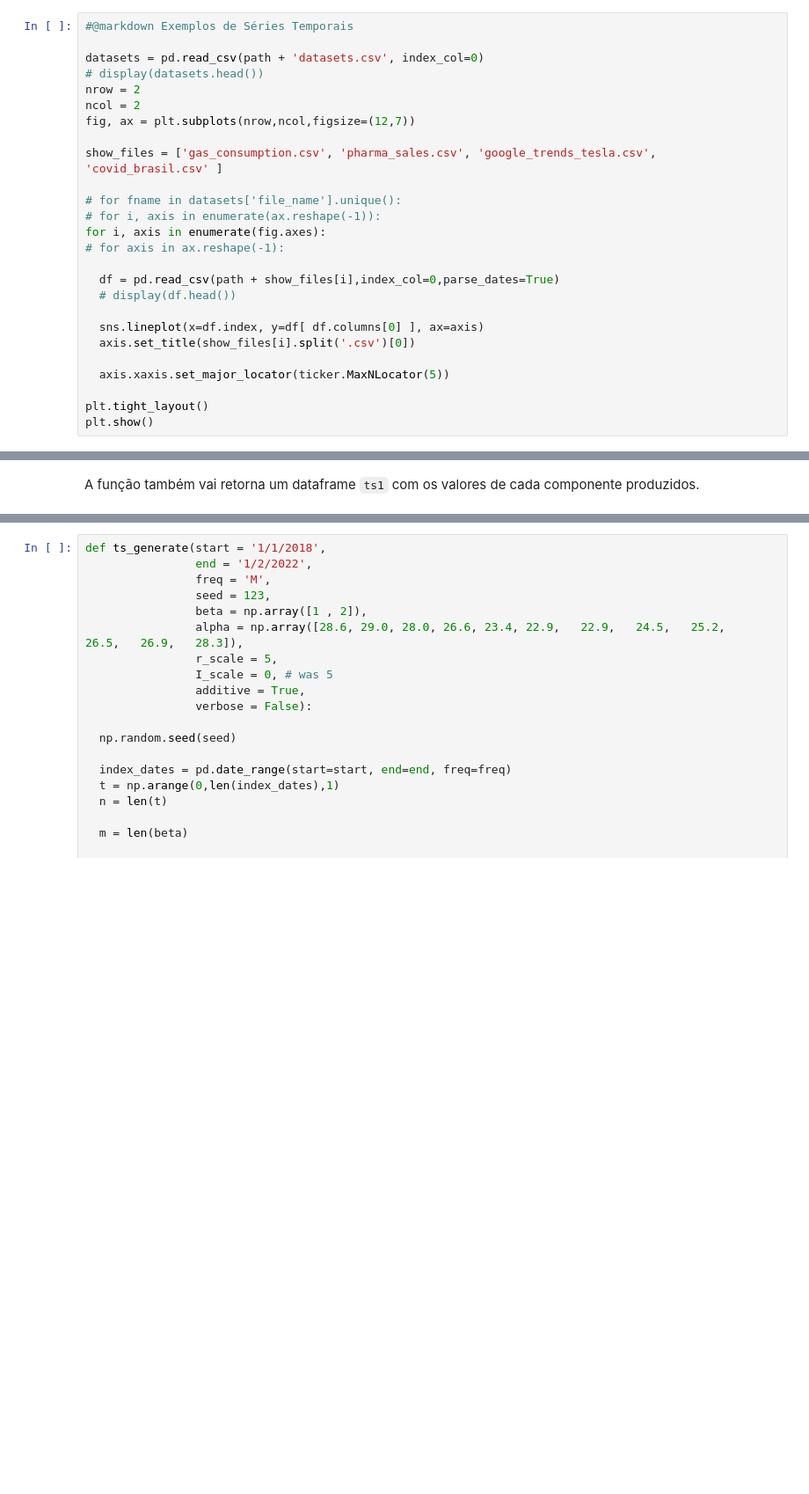
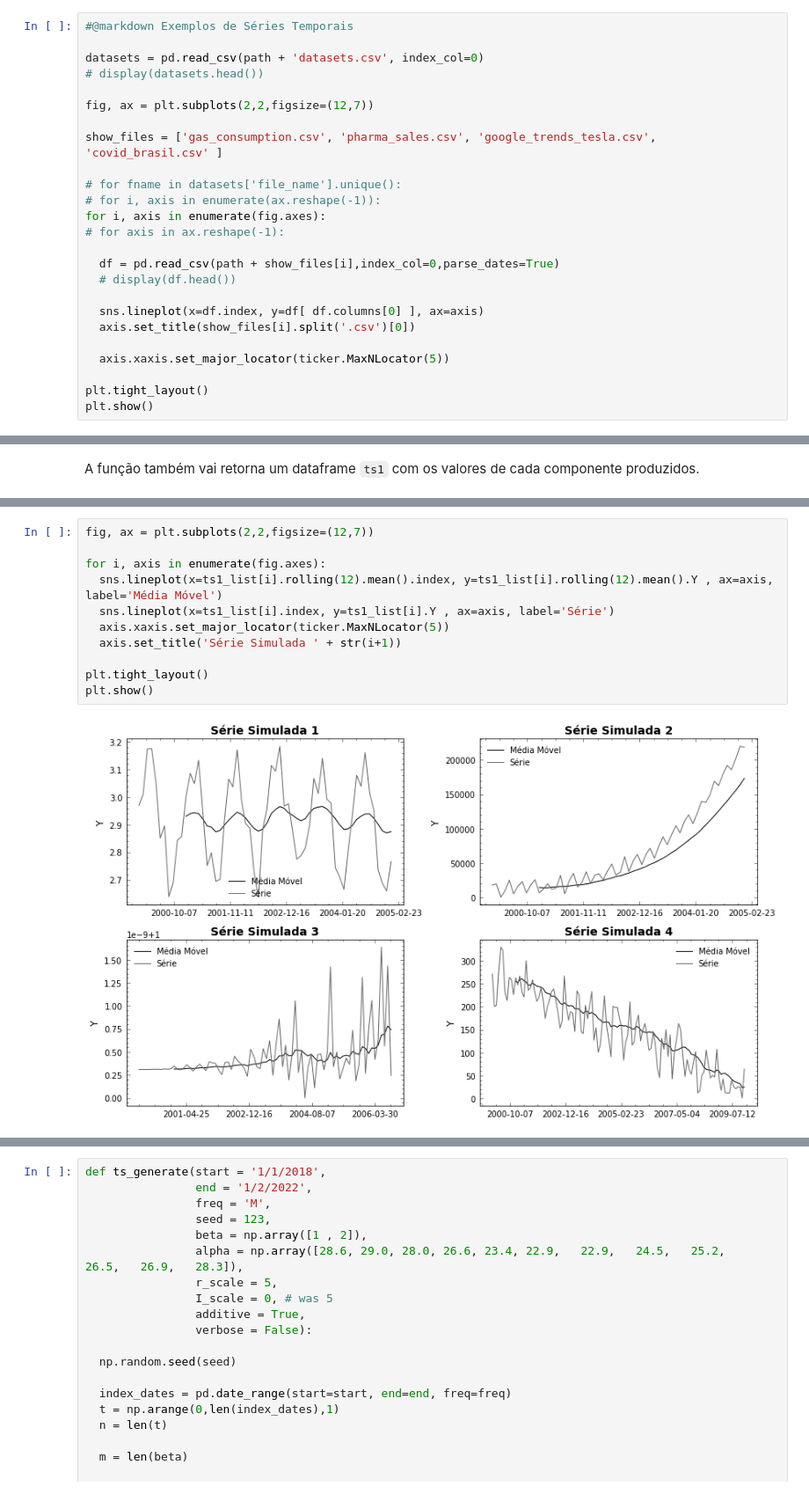
Before and after one commit to Rogerio-mack/Temporal, a Jupyter notebook: cap1_IntrodTimeSeries.ipynb, the cells around one changed output, grey strips where cells are left out. Shown at 88% size. Cells and saved outputs as stored; diff of their text form; blank space fills up the shorter version.

```diff
--- a/cap1_IntrodTimeSeries.ipynb
+++ b/cap1_IntrodTimeSeries.ipynb
@@ -49,9 +49,8 @@ plt.style.use([ 'grayscale' , 'https://github.com/Rogerio-mack/Temporal/raw/main
 
 datasets = pd.read_csv(path + 'datasets.csv', index_col=0)
 # display(datasets.head())
-nrow = 2
-ncol = 2
-fig, ax = plt.subplots(nrow,ncol,figsize=(12,7))
+
+fig, ax = plt.subplots(2,2,figsize=(12,7))
 
 show_files = ['gas_consumption.csv', 'pharma_sales.csv', 'google_trends_tesla.csv', 'covid_brasil.csv' ]
 
@@ -372,0 +383,13 @@ Como você pôde notar o modelo acima consegue simular uma
+# %%
+fig, ax = plt.subplots(2,2,figsize=(12,7))
+
+for i, axis in enumerate(fig.axes):
+  sns.lineplot(x=ts1_list[i].rolling(12).mean().index, y=ts1_list[i].rolling(12).mean().Y , ax=axis, label='Média Móvel')
+  sns.lineplot(x=ts1_list[i].index, y=ts1_list[i].Y , ax=axis, label='Série')
+  axis.xaxis.set_major_locator(ticker.MaxNLocator(5))
+  axis.set_title('Série Simulada ' + str(i+1))
+
+plt.tight_layout()
+plt.show()
+# %% [output]
+[figure, added]
```
Also changed, not shown: parts of 29 cells of this notebook.
